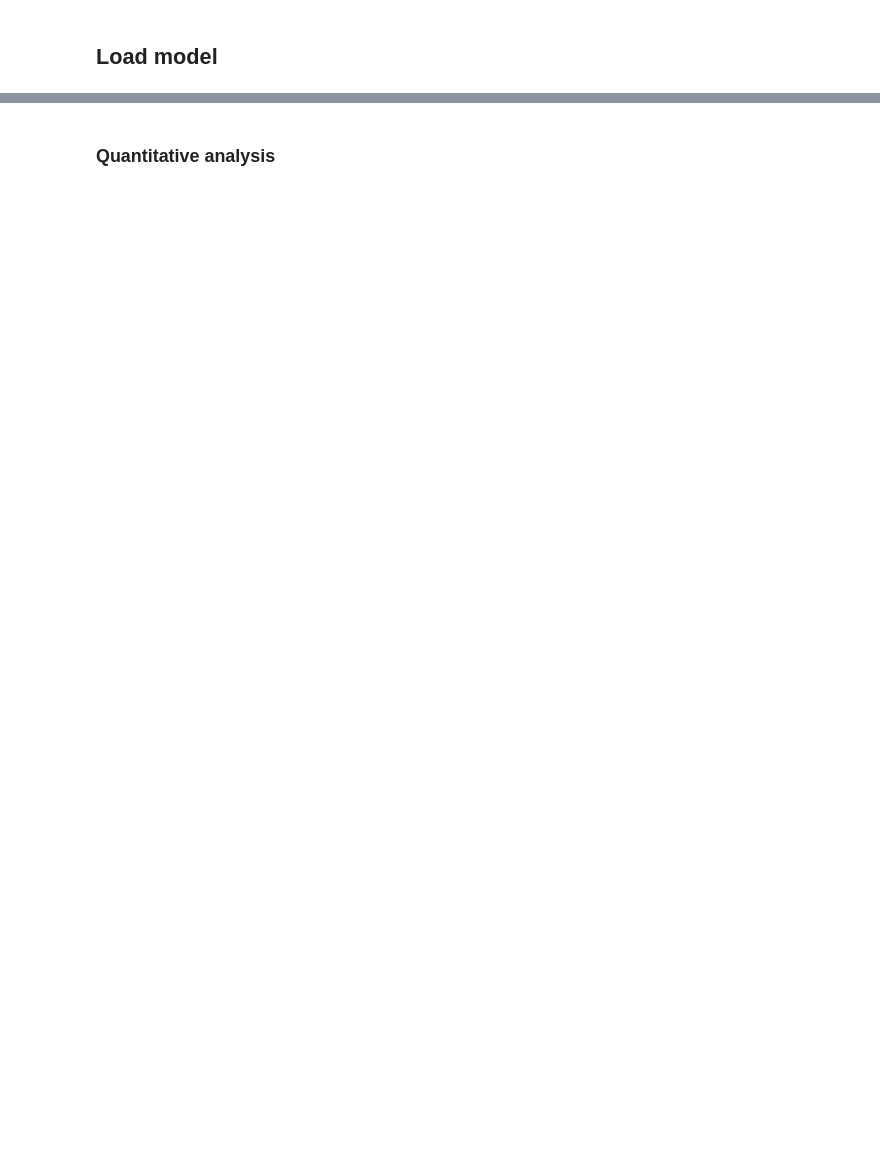
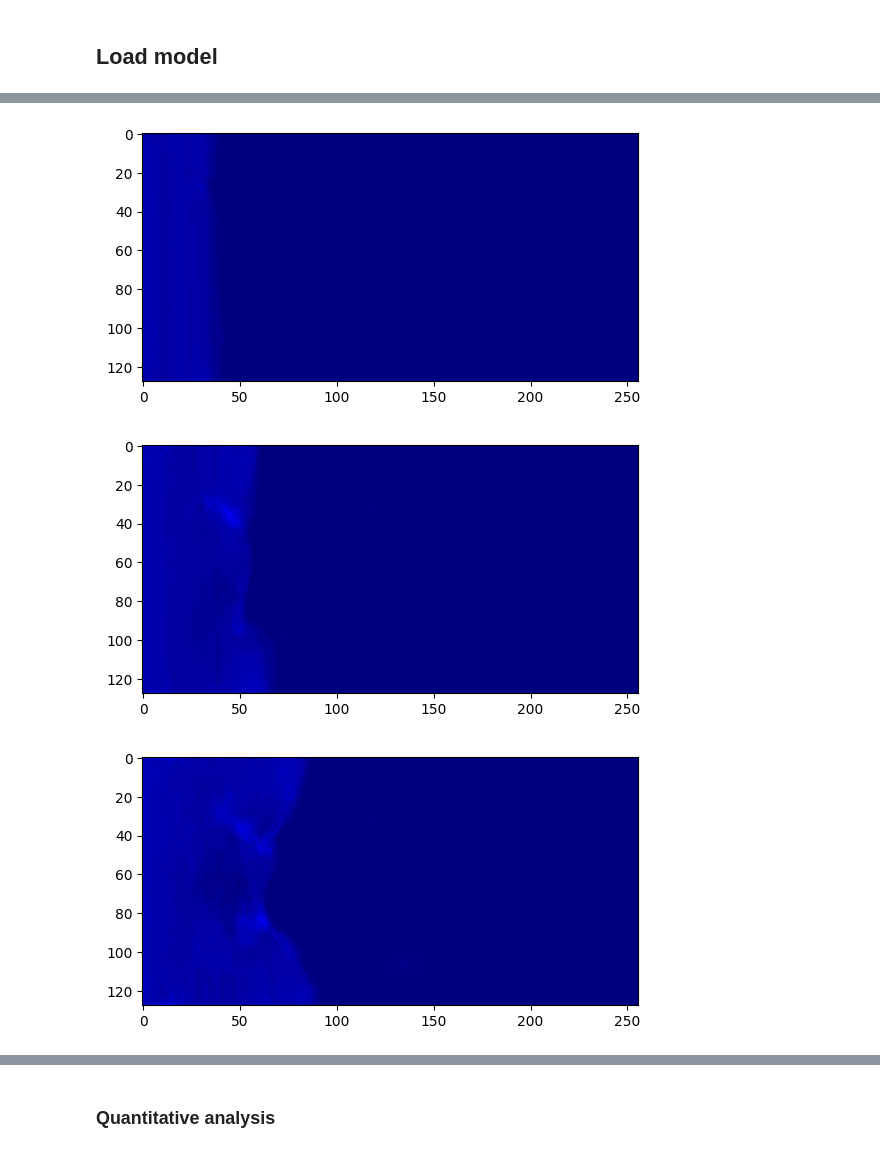
Before and after one commit to hphong1990/PARCv2, a Jupyter notebook: parc_v2_demo_em.ipynb, the cells around one changed output, grey strips where cells are left out. Drawn from its saved outputs; the diff is of its cells as text; code cells hidden in the pictures; blank space fills up the shorter version.

```diff
--- a/parc_v2_demo_em.ipynb
+++ b/parc_v2_demo_em.ipynb
@@ -66,7 +85,7 @@ parc.differentiator.save_weights('parc2_diff_rk4.h5')
 # %%
 # Pretrain integrator
 tf.keras.backend.clear_session()
-parc = model.PARCv2(n_state_var = 3, n_time_step = 1, step_size= 1/15, solver = "euler", mode = "integrator_training")
+parc = model.PARCv2(n_state_var = 3, n_time_step = 1, step_size= 1/15, solver = "rk4", mode = "integrator_training")
 parc.differentiator.load_weights('./parc2_diff_rk4.h5')
 parc.compile(optimizer = tf.keras.optimizers.Adam(learning_rate = 0.00001, beta_1 = 0.9, beta_2 = 0.999))
 parc.fit(dataset, epochs = 50, shuffle = True)
@@ -84,7 +103,7 @@ def clip_raw_data(idx_range, sequence_length=2, n_state_var=3, purpose = "diff_t
     vel_seq_whole = []
 
     for i in range(idx_range[0],idx_range[1]):
-        file_path = os.path.join(os.sep,'project','SDS','research', 'Nguyen_storage', 'data', 'single_void_data', f'void_{i}.npy')
+        file_path = os.path.join(os.sep,'scratch','pdy2bw','coupled_field_with_vel', f'void_{i}.npy')
         if os.path.exists(file_path):
             raw_data = np.float32(np.load(file_path))
             data_shape = raw_data.shape
@@ -101,12 +120,12 @@ def clip_raw_data(idx_range, sequence_length=2, n_state_var=3, purpose = "diff_t
                     j_range = num_time_steps - sequence_length
                 else:
                     j_range = 1
-                state_seq_case = [np.concatenate([raw_data[:, :, :192, (j + k) * (n_state_var + 2):\
+                state_seq_case = [np.concatenate([raw_data[:, :, :256, (j + k) * (n_state_var + 2):\
                                                         (j + k) * (n_state_var + 2) + n_state_var] \
                                                         for k in range(sequence_length)], axis=-1) \
                                                         for j in range  (j_range)]
 
-                vel_seq_case = [np.concatenate([raw_data[:, :, :192, (j + k) * (n_state_var + 2) +  n_state_var :\
+                vel_seq_case = [np.concatenate([raw_data[:, :, :256, (j + k) * (n_state_var + 2) +  n_state_var :\
                                                         (j + k) * (n_state_var + 2) + n_state_var + 2] \
                                                         for k in range(sequence_length)], axis=-1) \
                                                         for j in range (j_range)]
@@ -152,2 +192,30 @@ parc_rk.integrator.load_weights('parc2_int_rk4.h5')
 # %%
 parc_rk.save('parcv2_em.keras')
+# %%
+def predict(inputs, parc):
+    state_var_init = tf.cast(inputs[0],dtype = tf.float32)
+    velocity_init = tf.cast(inputs[1], dtype = tf.float32)
+    input_seq = tf.concat([state_var_init, velocity_init],axis = -1)
+
+    input_seq_current = input_seq
+
+    res = []
+    for _ in range(parc.n_time_step):
+        input_seq_current, update = parc.explicit_update(input_seq_current)
+        # if parc.use_data_driven_int == True:
+        #     state_var_next, velocity_next = parc.integrator([update[:,:,:,:3],update[:,:,:,3:],input_seq_current[:,:,:,:3], input_seq_current[:,:,:,3:]])
+        #     input_seq_current = tf.concat([state_var_next, velocity_next],axis = -1)
+
+        res.append(input_seq_current)
+        # res = tf.concat(res,axis = -1)
+    return res
+# %%
+# Make prediction
+pred_whole = []
+for case_idx in range(5):
+    state_var_current = state_seq_norm_test[case_idx:case_idx+1,:,:,0:3]
+    velocity_current = vel_seq_norm_test[case_idx:case_idx+1,:,:,0:2]
+    pred_state = predict([state_var_current,velocity_current],parc_rk)
+    pred_state = np.concatenate(pred_state,axis =-1)
+    pred_whole.append(pred_state)
+pred = np.concatenate(pred_whole, axis = 0)
@@ -153,0 +225,9 @@ parc_rk.save('parcv2_em.keras')
+# %%
+idx = 4
+for i in range(14):
+    plt.imshow(pred[idx,:,:,i*5], vmin = 0 , vmax = 1,cmap = 'jet')
+    plt.show()
+# %% [output]
+[figure, added]
+[figure, added]
+[figure, added]
```
Also changed, not shown: parts of 9 cells of this notebook, 3 other files.
